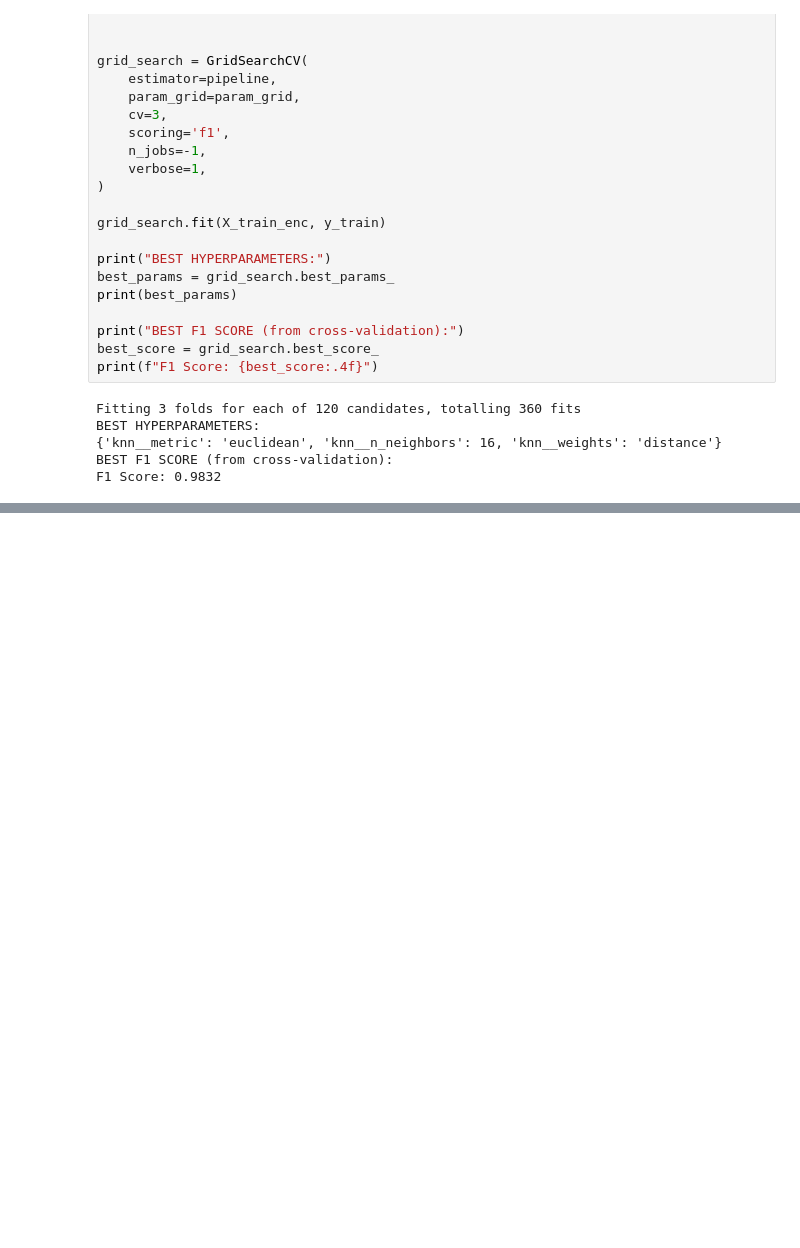
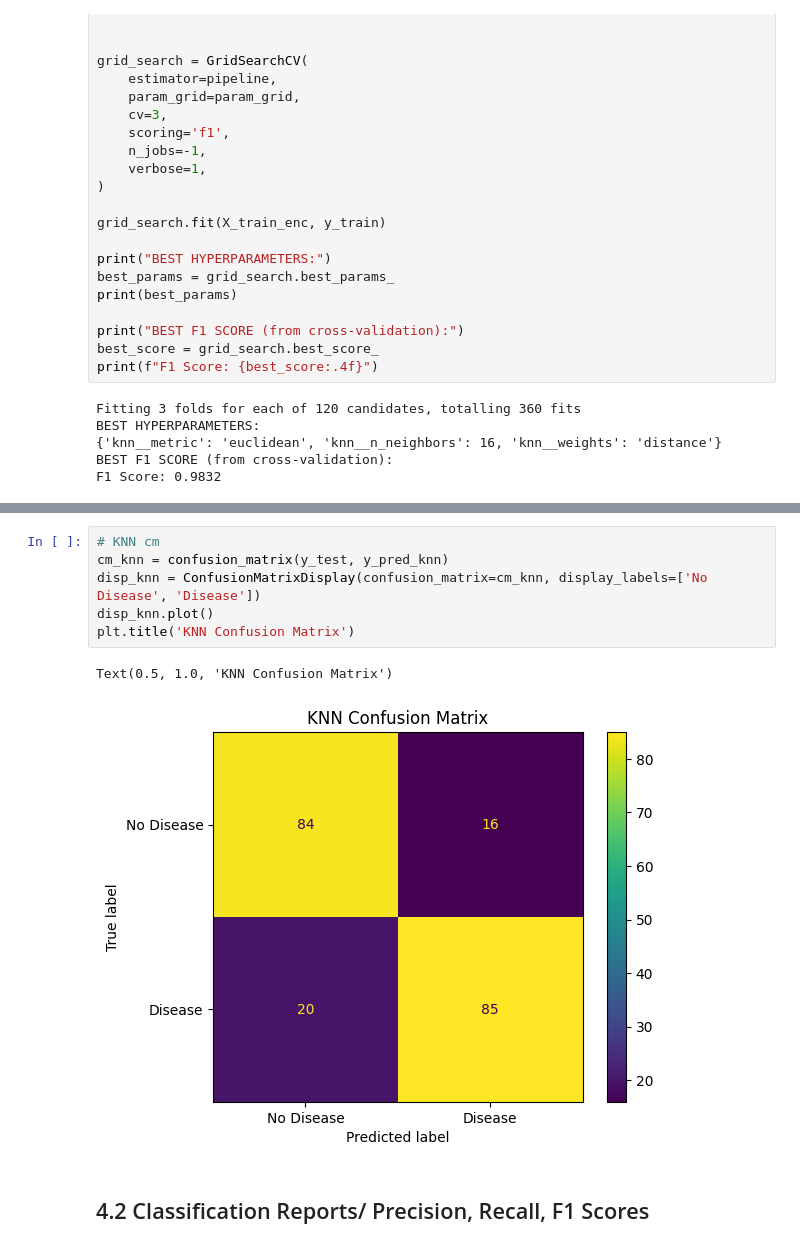
Before and after one commit to hyeonukim/COMP9130, a Jupyter notebook: mini-project-2/notebooks/02_modeling.ipynb, the cells around one changed output, grey strips where cells are left out. Cells and saved outputs as stored; diff of their text form; blank space fills up the shorter version.

```diff
--- a/mini-project-2/notebooks/02_modeling.ipynb
+++ b/mini-project-2/notebooks/02_modeling.ipynb
@@ -183,0 +206,11 @@ F1 Score: 0.9832
+# %%
+# KNN cm
+cm_knn = confusion_matrix(y_test, y_pred_knn)
+disp_knn = ConfusionMatrixDisplay(confusion_matrix=cm_knn, display_labels=['No Disease', 'Disease'])
+disp_knn.plot()
+plt.title('KNN Confusion Matrix')
+# %% [output]
+Text(0.5, 1.0, 'KNN Confusion Matrix')
+[figure, added]
+# %% [markdown]
+## 4.2 Classification Reports/ Precision, Recall, F1 Scores
```
Also changed, not shown: parts of 16 cells of this notebook.
